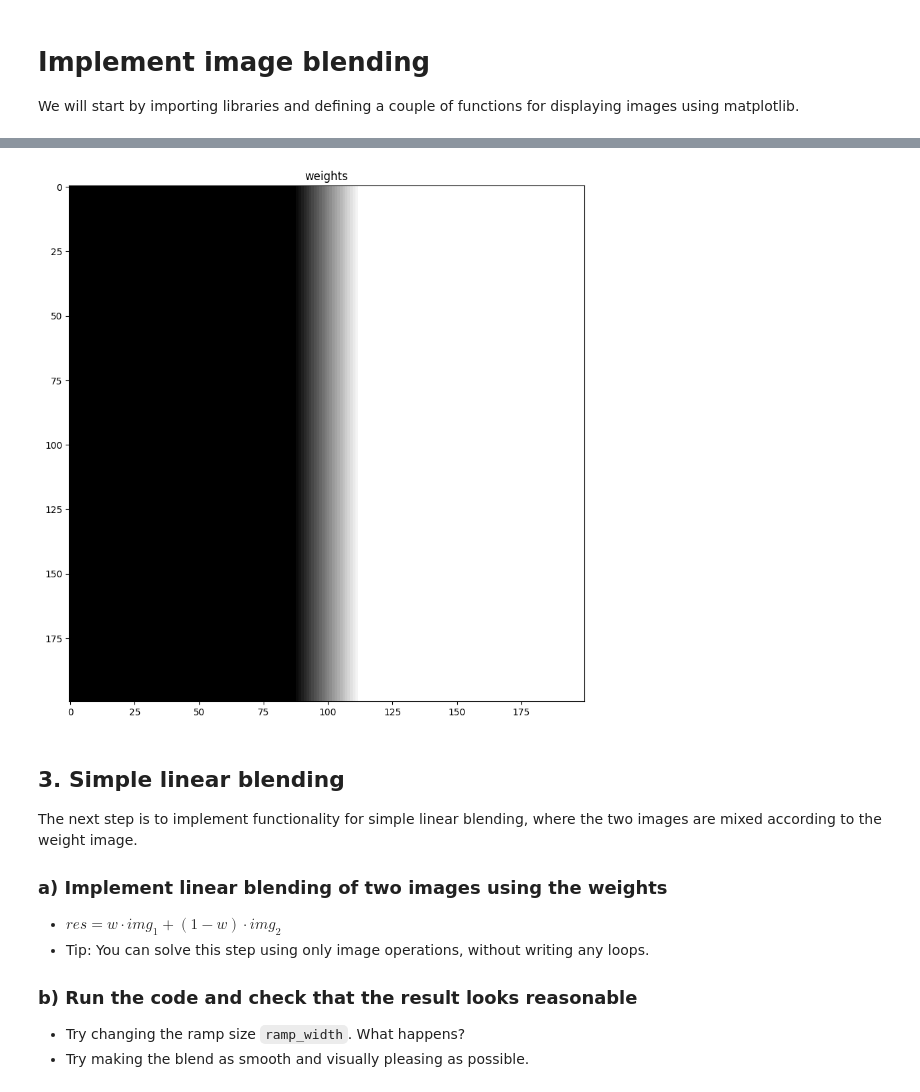
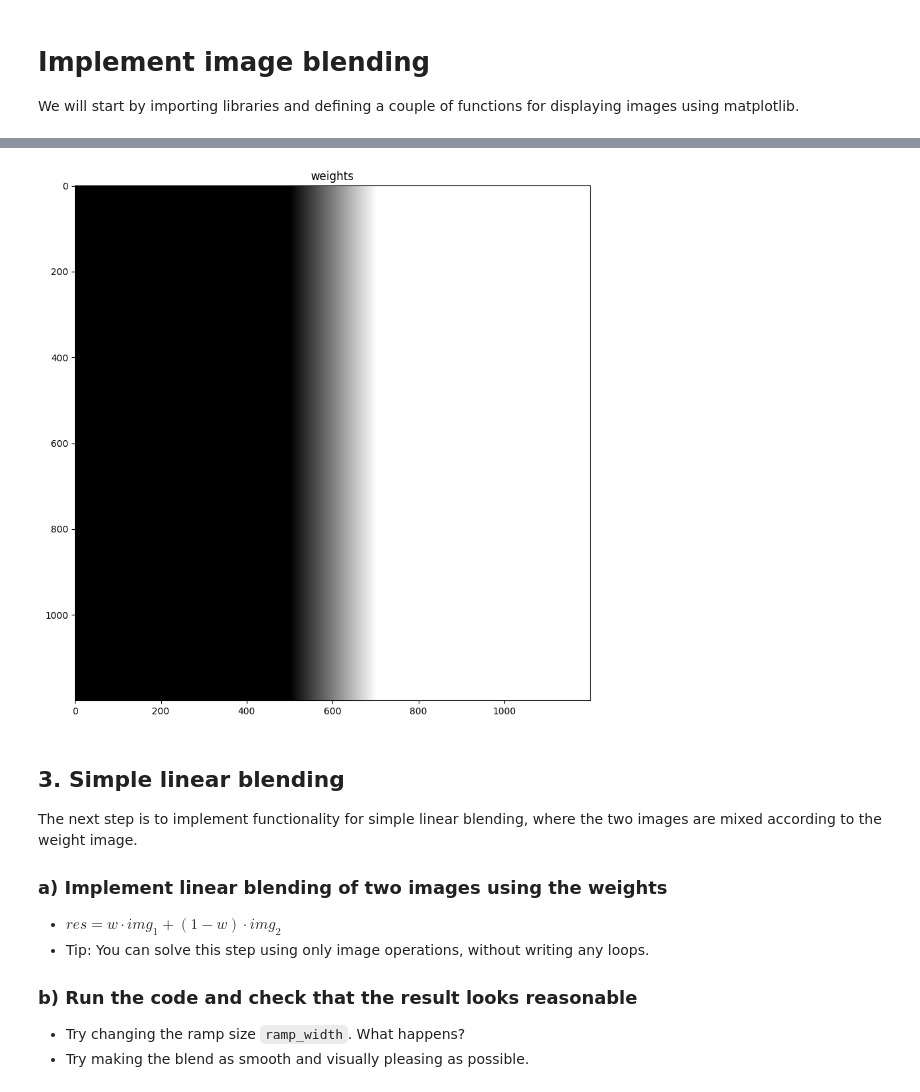
Before and after one commit to Podolskigutten/lab-image-blending-py, a Jupyter notebook: lab-image-blending.ipynb, the cells around one changed output, grey strips where cells are left out. Drawn from its saved outputs; the diff is of its cells as text; code cells hidden in the pictures.

```diff
--- a/lab-image-blending.ipynb
+++ b/lab-image-blending.ipynb
@@ -73,22 +72,21 @@ A weight of 1 means that the blended pixel will be equal to the corresponding pi
    - Hint: [cv::blur](https://docs.opencv.org/4.5.5/d4/d86/group__imgproc__filter.html#ga8c45db9afe636703801b0b2e440fce37)
 
    ![Weight image with ramp](img/gradient.png)
-# %%
-# Create a ramp between the two halves.
-ramp_width = 25
-
-left_part = np.zeros((200,100, 3), dtype=np.float32)
-right_part = np.ones((200, 100, 3), dtype=np.float32)
-
-# Construct a half black, half white image.
-weights = np.hstack((left_part, right_part))
-weights = cv2.blur(weights, (ramp_width, ramp_width))
-
-
-# Visualise the weights.
-showResult("weights", weights)
-# %% [output]
-[figure, removed]
+# %%
+# Construct a half black, half white image.
+left_part = np.zeros((1200, 600, 3), dtype=np.float32)
+right_part = np.ones((1200, 600, 3), dtype=np.float32)
+weights = np.hstack((left_part, right_part))
+
+# Create a ramp between the two halves.
+ramp_width = 200
+weights = cv2.blur(weights, (ramp_width, ramp_width))
+
+
+# Visualise the weights.
+showResult("weights", weights)
+# %% [output]
+[figure, added]
 # %% [markdown]
 ## 3. Simple linear blending
 The next step is to implement functionality for simple linear blending, where the two images are mixed according to the weight image.
```
Also changed, not shown: parts of 6 cells of this notebook, 1 other file.
